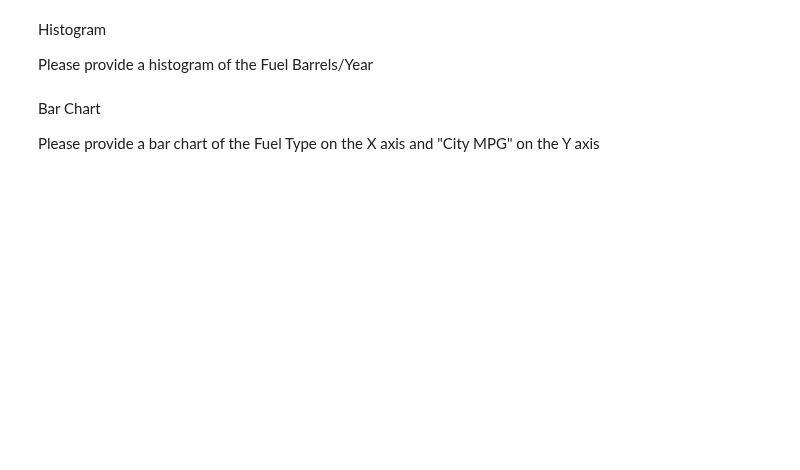
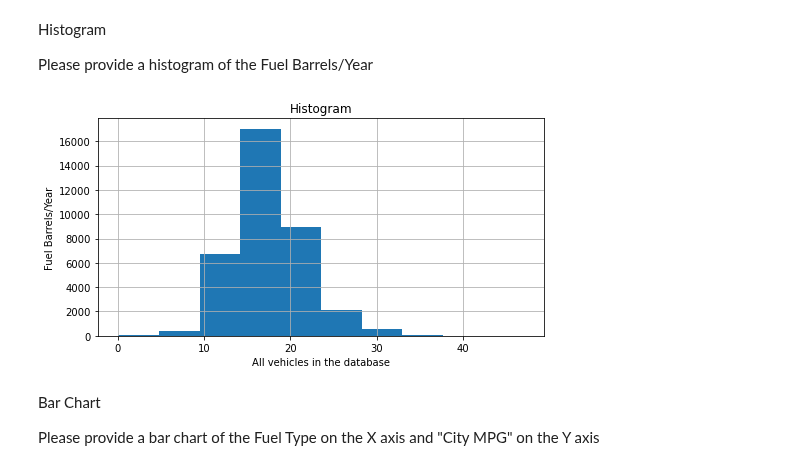
Before and after one commit to ironhack-datalabs/datamad1020, a Jupyter notebook: module-1/lab-matplotlib-seaborn/your-code/challenge-1.ipynb, the cells around one changed output. Drawn from its saved outputs; the diff is of its cells as text; code cells hidden in the pictures; blank space fills up the shorter version.

```diff
--- a/module-1/lab-matplotlib-seaborn/your-code/challenge-1.ipynb
+++ b/module-1/lab-matplotlib-seaborn/your-code/challenge-1.ipynb
@@ -168,3 +192,14 @@ Please provide a histogram of the Fuel Barrels/Year
+# %%
+# your code here
+plt.figure(figsize=(8,4))
+plt.hist(df["Fuel Barrels/Year"])
+plt.title("Histogram")
+plt.xlabel("All vehicles in the database")
+plt.ylabel("Fuel Barrels/Year")
+plt.grid(True)
+plt.show()
+# %% [output]
+[figure, added]
 # %% [markdown]
 Bar Chart
 
```
Also changed, not shown: parts of 11 cells of this notebook.
